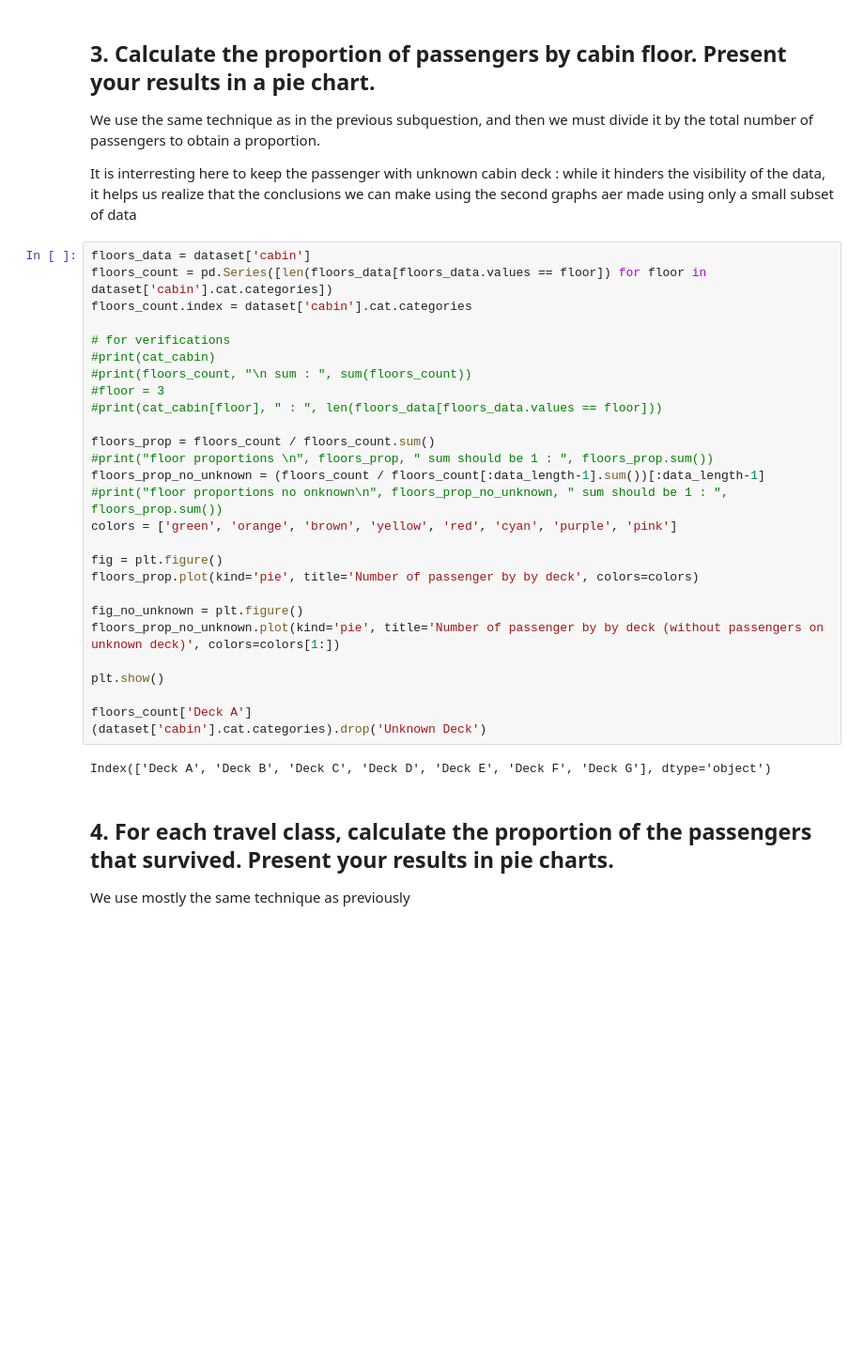
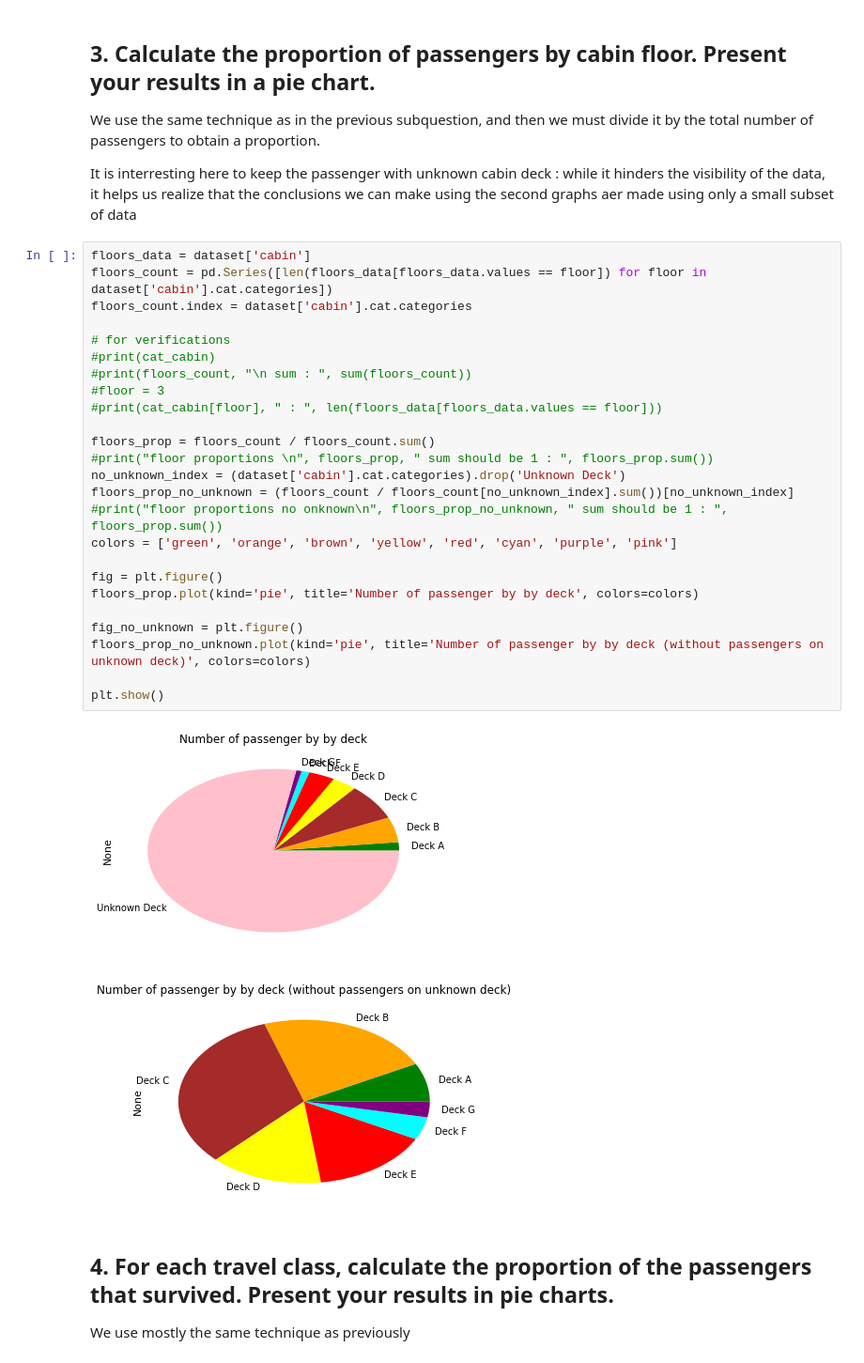
Before and after one commit to NicoBrun/ada2017, a Jupyter notebook: 01 - Pandas and Data Wrangling/Homework 1.ipynb, the cells around one changed output. Shown at 94% size. Saved outputs shown, nothing was run; the diff lists cells and outputs as text; blank space fills up the shorter version.

```diff
--- a/01 - Pandas and Data Wrangling/Homework 1.ipynb
+++ b/01 - Pandas and Data Wrangling/Homework 1.ipynb
@@ -550,32 +550,31 @@ It is interresting here to keep the passenger with unknown cabin deck : while it
 # %%
 floors_data = dataset['cabin']
 floors_count = pd.Series([len(floors_data[floors_data.values == floor]) for floor in dataset['cabin'].cat.categories])
 floors_count.index = dataset['cabin'].cat.categories
 
 # for verifications
 #print(cat_cabin)
 #print(floors_count, "\n sum : ", sum(floors_count))
 #floor = 3
 #print(cat_cabin[floor], " : ", len(floors_data[floors_data.values == floor]))
 
 floors_prop = floors_count / floors_count.sum()
 #print("floor proportions \n", floors_prop, " sum should be 1 : ", floors_prop.sum())
-floors_prop_no_unknown = (floors_count / floors_count[:data_length-1].sum())[:data_length-1]
+no_unknown_index = (dataset['cabin'].cat.categories).drop('Unknown Deck')
+floors_prop_no_unknown = (floors_count / floors_count[no_unknown_index].sum())[no_unknown_index]
 #print("floor proportions no onknown\n", floors_prop_no_unknown, " sum should be 1 : ", floors_prop.sum())
 colors = ['green', 'orange', 'brown', 'yellow', 'red', 'cyan', 'purple', 'pink']
 
 fig = plt.figure()
 floors_prop.plot(kind='pie', title='Number of passenger by by deck', colors=colors)
 
 fig_no_unknown = plt.figure()
-floors_prop_no_unknown.plot(kind='pie', title='Number of passenger by by deck (without passengers on unknown deck)', colors=colors[1:])
+floors_prop_no_unknown.plot(kind='pie', title='Number of passenger by by deck (without passengers on unknown deck)', colors=colors)
 
 plt.show()
-
-floors_count['Deck A']
-(dataset['cabin'].cat.categories).drop('Unknown Deck')
 # %% [output]
-Index(['Deck A', 'Deck B', 'Deck C', 'Deck D', 'Deck E', 'Deck F', 'Deck G'], dtype='object')
+[figure, added]
+[figure, added]
 # %% [markdown]
 ## 4. For each travel class, calculate the proportion of the passengers that survived. Present your results in pie charts.
 
```
Also changed, not shown: parts of 3 cells of this notebook.
